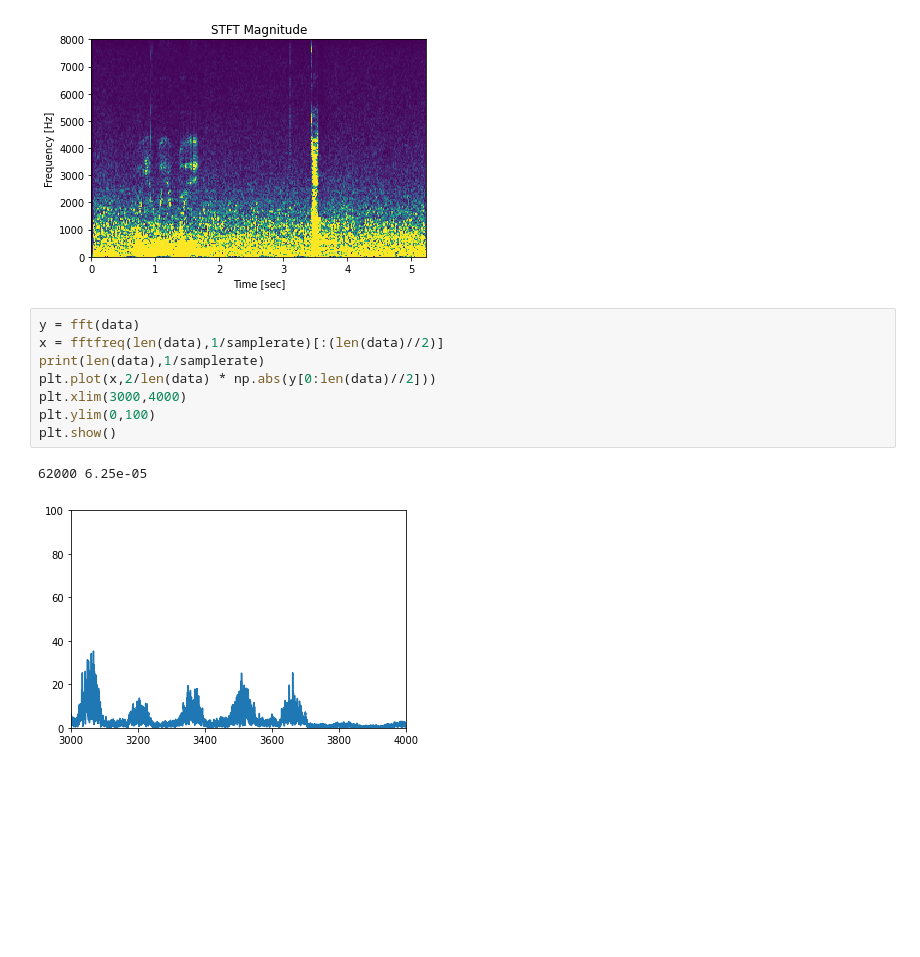
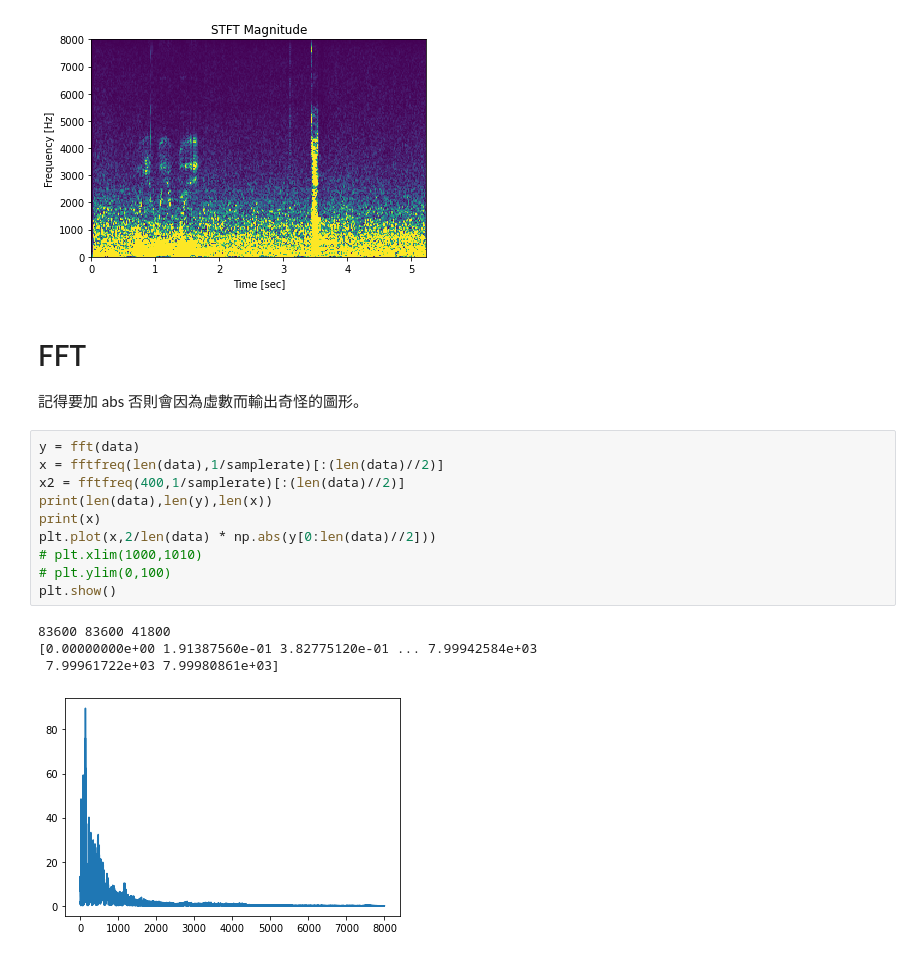
Before and after one commit to hyzycczz/TongueGAN, a Jupyter notebook: 測試/read_speech.ipynb, the cells around one changed output. Saved outputs shown, nothing was run; the diff lists cells and outputs as text; blank space fills up the shorter version.

```diff
--- a/測試/read_speech.ipynb
+++ b/測試/read_speech.ipynb
@@ -49,14 +52,21 @@ plt.show()
 (201,)
 (280,)
 [figure]
+# %% [markdown]
+# FFT
+記得要加 abs 否則會因為虛數而輸出奇怪的圖形。
 # %%
 y = fft(data)
 x = fftfreq(len(data),1/samplerate)[:(len(data)//2)]
-print(len(data),1/samplerate)
+x2 = fftfreq(400,1/samplerate)[:(len(data)//2)]
+print(len(data),len(y),len(x))
+print(x)
 plt.plot(x,2/len(data) * np.abs(y[0:len(data)//2]))
-plt.xlim(3000,4000)
-plt.ylim(0,100)
+# plt.xlim(1000,1010)
+# plt.ylim(0,100)
 plt.show()
 # %% [output]
-62000 6.25e-05
+83600 83600 41800
+[0.00000000e+00 1.91387560e-01 3.82775120e-01 ... 7.99942584e+03
+ 7.99961722e+03 7.99980861e+03]
-[figure, old version]
+[figure, new version]
```
Also changed, not shown: parts of 8 cells of this notebook, 1 other file.
